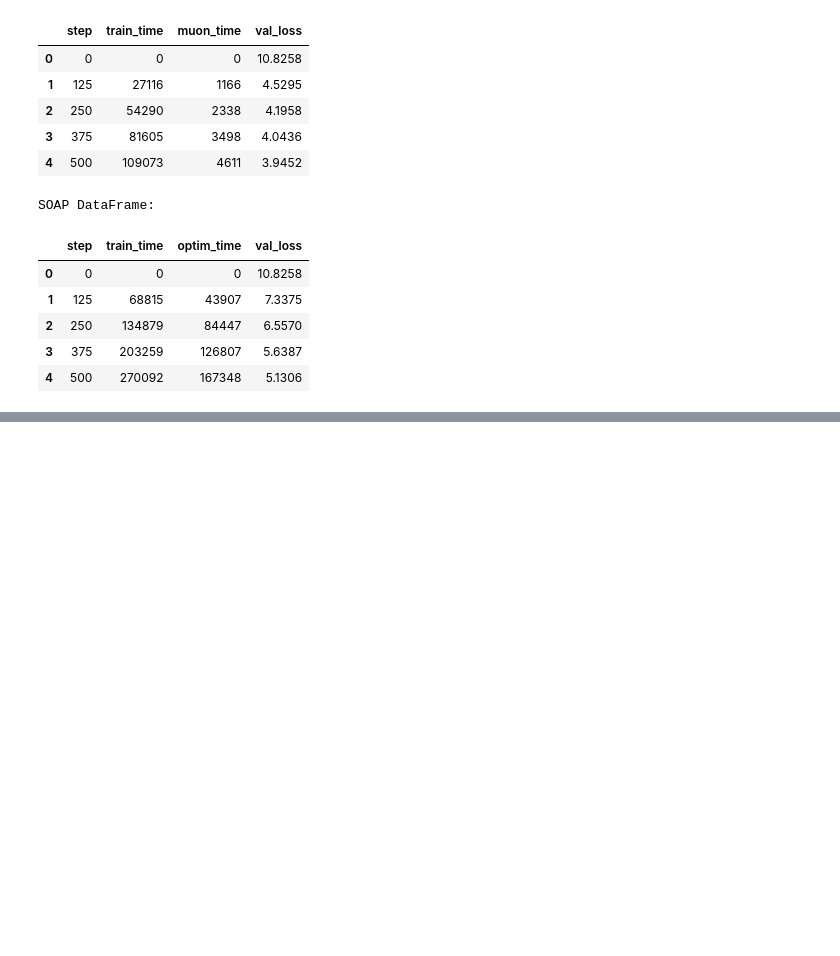
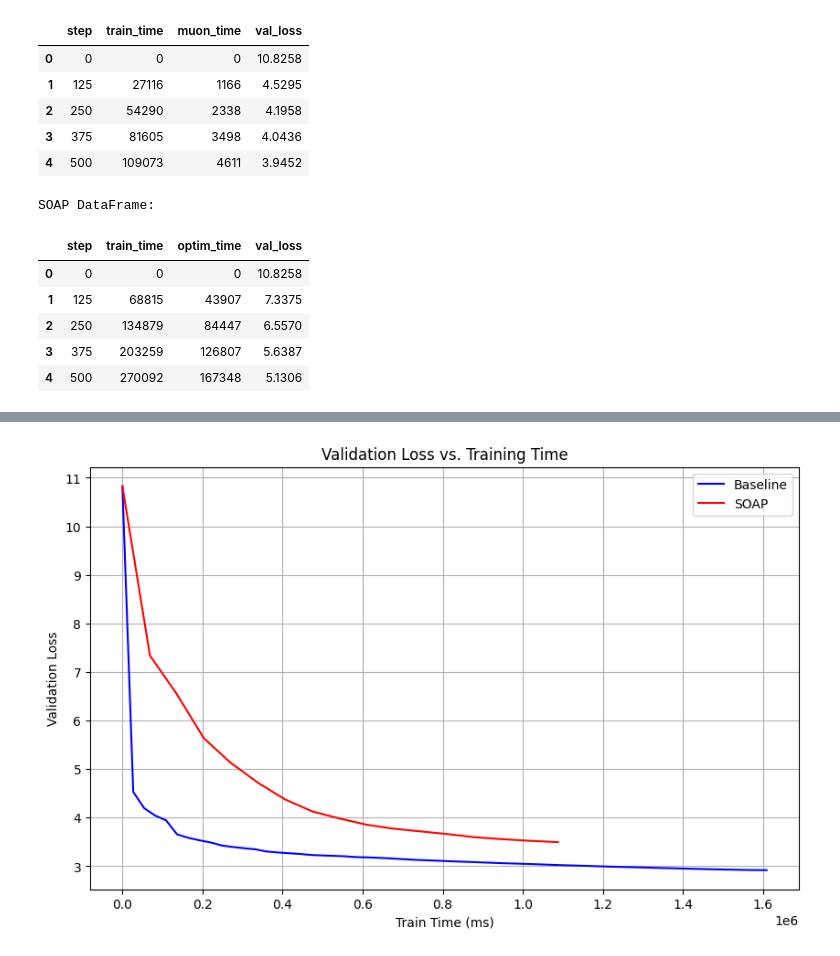
Before and after one commit to jeffreyscheng/modded-nanogpt, a Jupyter notebook: soap_bench.ipynb, the cells around one changed output, grey strips where cells are left out. Drawn from its saved outputs; the diff is of its cells as text; code cells hidden in the pictures; blank space fills up the shorter version.

```diff
--- a/soap_bench.ipynb
+++ b/soap_bench.ipynb
@@ -77,0 +90,13 @@ import matplotlib.pyplot as plt
+# %%
+# Second graph: Train Time vs Val Loss
+plt.figure(figsize=(10, 6))
+plt.plot(baseline_df['train_time'], baseline_df['val_loss'], 'b-', label='Baseline')
+plt.plot(soap_df['train_time'], soap_df['val_loss'], 'r-', label='SOAP')
+plt.xlabel('Train Time (ms)')
+plt.ylabel('Validation Loss')
+plt.title('Validation Loss vs. Training Time')
+plt.legend()
+plt.grid(True)
+plt.show()
+# %% [output]
+[figure, added]
```
Also changed, not shown: parts of 2 cells of this notebook.
